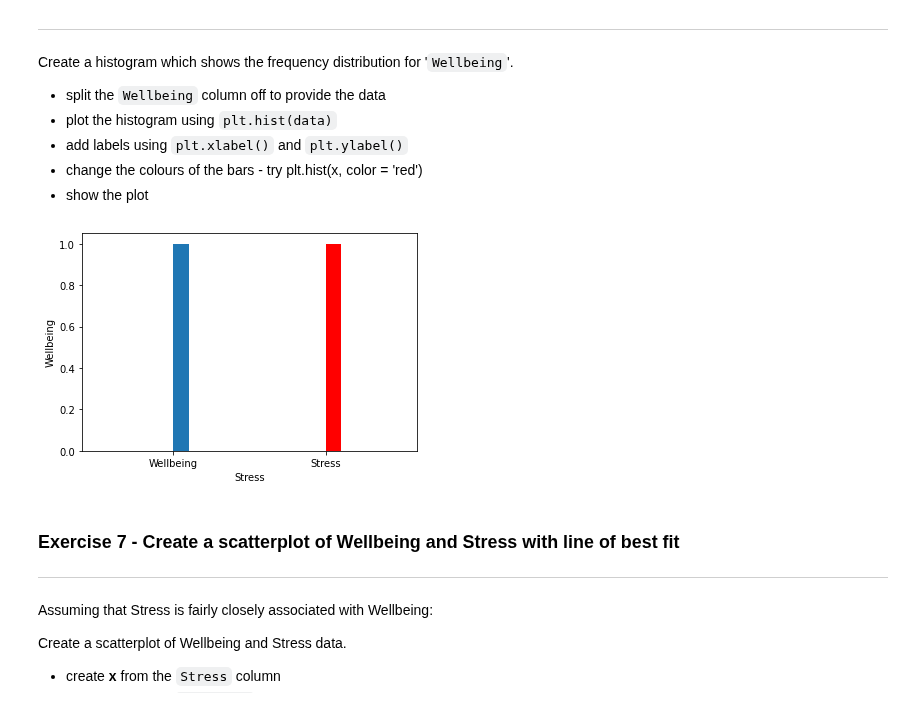
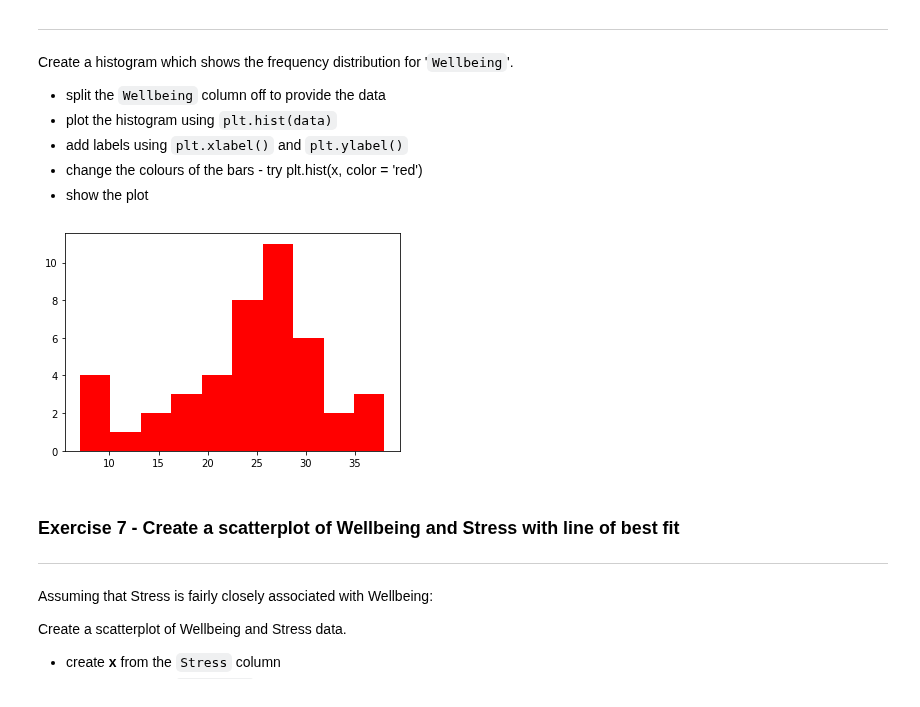
Before and after one commit to RautenM/PythonFundamentals, a Jupyter notebook: Worksheets/7_1_Visualisation_with_matplotlib.ipynb, the cells around one changed output. Saved outputs shown, nothing was run; the diff lists cells and outputs as text; code cells hidden in the pictures.

```diff
--- a/Worksheets/7_1_Visualisation_with_matplotlib.ipynb
+++ b/Worksheets/7_1_Visualisation_with_matplotlib.ipynb
@@ -248,23 +248,23 @@ Create a histogram which shows the frequency distribution for '`Wellbeing`'.
 # %%
 import pandas as pd
 import matplotlib.pyplot as plt
 
 
 
 url = ("https://github.com/lilaceri/Working-with-data-/blob/b157a2feceb7709cf82426932385706d65446270/Data%20Sets%20for%20code%20divisio/Positive_Psychology_2017.csv?raw=true")
 df = pd.read_csv(url)
 df
 
 wellbeing = df['Wellbeing']
-data = ['Wellbeing']
+data = "Stress"
 
 plt.hist(data)
-plt.xlabel("Stress")
-plt.ylabel("Wellbeing")
-plt.hist("Stress", color = 'red')
+plt.xlabel('Wellbeing')
+plt.ylabel('stress')
+plt.hist(wellbeing,color = 'red')
 plt.show()
 # %% [output]
-[figure, old version]
+[figure, new version]
 # %% [markdown]
 ### Exercise 7 - Create a scatterplot of Wellbeing and Stress with line of best fit
 ---
```
Also changed, not shown: parts of 2 cells of this notebook.
